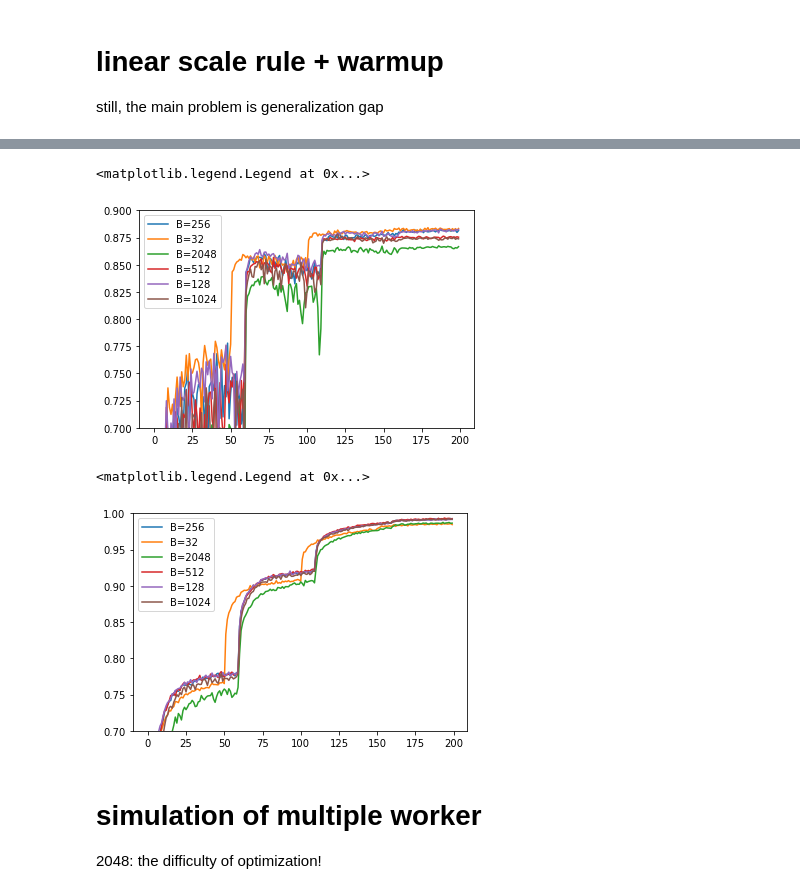
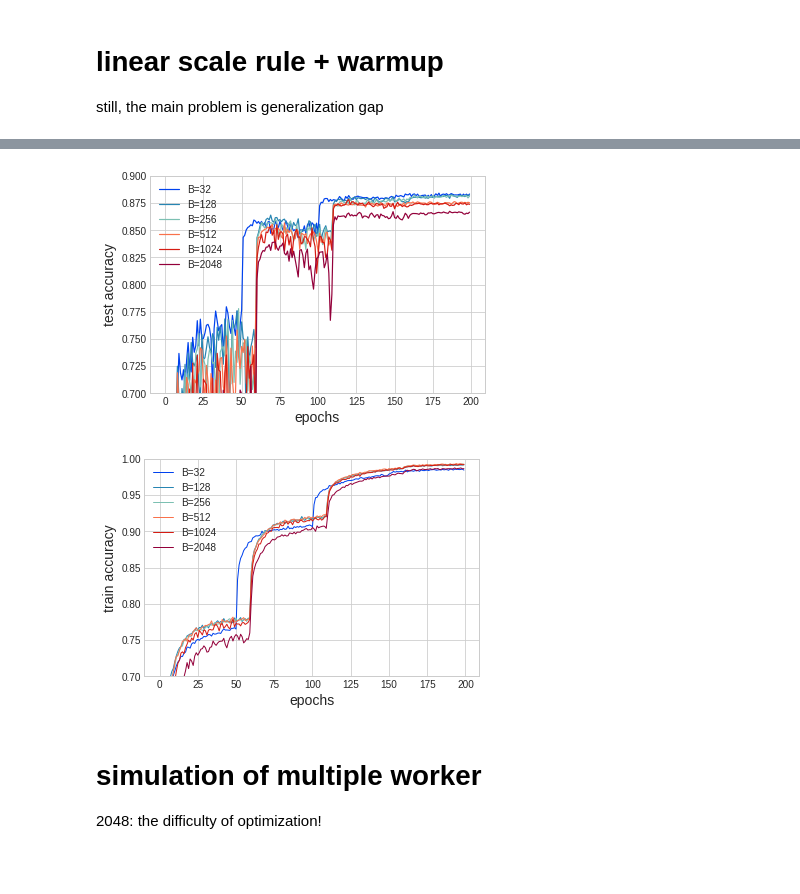
Before and after one commit to Yeeef/submit-opt-ml-project, a Jupyter notebook: experiments_graph.ipynb, the cells around one changed output, grey strips where cells are left out. Cells and saved outputs as stored; diff of their text form; code cells hidden in the pictures; blank space fills up the shorter version.

```diff
--- a/experiments_graph.ipynb
+++ b/experiments_graph.ipynb
@@ -49,8 +36,19 @@ batch size: 2048
+# %%
+bs_info["trivially"]=sorted(bs_info["trivially"].items())
 # %%
 # test accuracy
+fig,ax = plt.subplots(1)
+plt.style.use('seaborn-whitegrid')
 plt.ylim(0.7, 0.9)
-for key, val in bs_info["trivially"].items():
 
-    plt.plot(range(200), val["test_acc"], label=f"B={key}")
+color_palette=['#0042ee', '#2785b2', '#7cc0b2', '#f9714b', '#d51c13', '#93003a']
+i=0
+for key, val in bs_info["trivially"]:
+    plt.plot(range(200), val["test_acc"], label=f"B={key}",lw=2,color=color_palette[i])
+    i+=1
+
 plt.legend()
+plt.xlabel('epochs', fontsize=14)
+plt.ylabel('test accuracy', fontsize=14)
+plt.show()
 # %% [output]
@@ -59,8 +56,13 @@ plt.legend()
 # %%
 # train acc
+fig,ax = plt.subplots(1)
 plt.ylim(0.7, 1)
-for key, val in bs_info["trivially"].items():
-
-    plt.plot(range(200), val["train_acc"], label=f"B={key}")
+i=0
+for key, val in bs_info["trivially"]:
+    plt.plot(range(200), val["train_acc"], label=f"B={key}",lw=2,color=color_palette[i])
+    i+=1
 plt.legend()
+plt.xlabel('epochs', fontsize=14)
+plt.ylabel('train accuracy', fontsize=14)
+plt.show()
 # %% [output]
@@ -101,23 +89,36 @@ batch size: 1024
+# %%
+bs_info["linear"]=sorted(bs_info["linear"].items())
 # %%
 # test accuracy
+fig,ax = plt.subplots(1)
 plt.ylim(0.7, 0.9)
-for key, val in bs_info["linear"].items():
+i=0
+for key, val in bs_info["linear"]:
 
-    plt.plot(range(200), val["test_acc"], label=f"B={key}")
+    plt.plot(range(200), val["test_acc"], label=f"B={key}",lw=1.2,color=color_palette[i])
+    i+=1
+
 plt.legend()
+plt.xlabel('epochs', fontsize=14)
+plt.ylabel('test accuracy', fontsize=14)
+plt.show()
 # %% [output]
-<matplotlib.legend.Legend at 0x...>
-[figure, old version]
+[figure, new version]
 # %%
 # train acc
+fig,ax = plt.subplots(1)
 plt.ylim(0.7, 1)
-for key, val in bs_info["linear"].items():
+i=0
+for key, val in bs_info["linear"]:
+    plt.plot(range(200), val["train_acc"], label=f"B={key}",lw=1,color=color_palette[i])
+    i+=1
 
-    plt.plot(range(200), val["train_acc"], label=f"B={key}")
 plt.legend()
+plt.xlabel('epochs', fontsize=14)
+plt.ylabel('train accuracy', fontsize=14)
+plt.show()
 # %% [output]
-<matplotlib.legend.Legend at 0x...>
-[figure, old version]
+[figure, new version]
 # %% [markdown]
 # simulation of multiple worker
 
```
Also changed, not shown: parts of 26 cells of this notebook, 12 other files.
